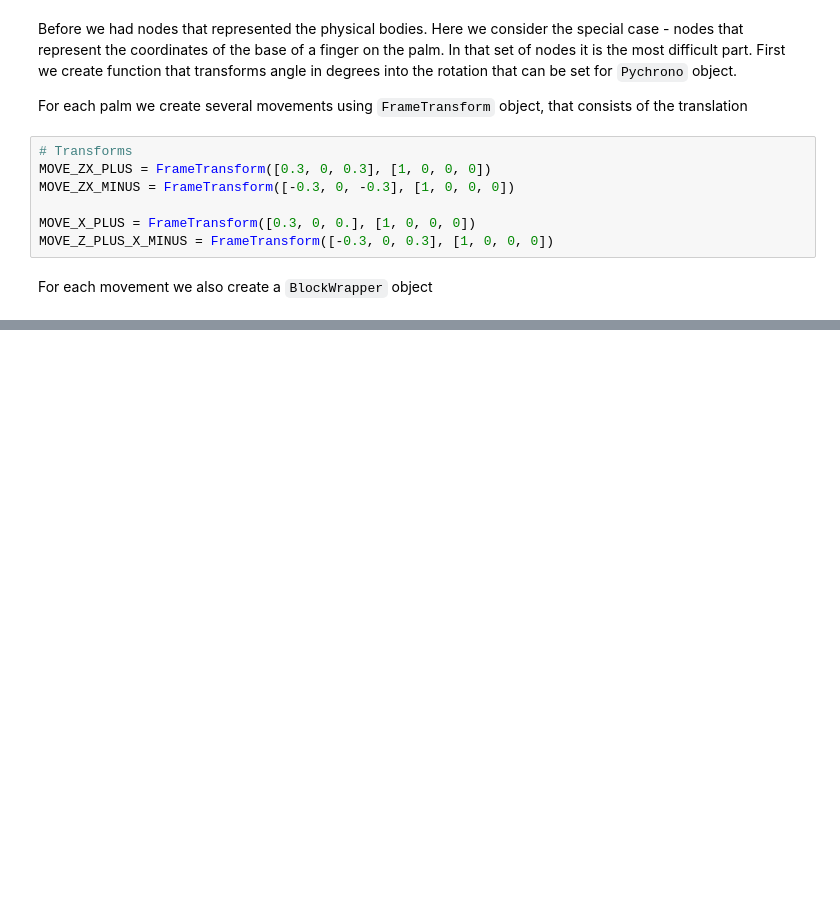
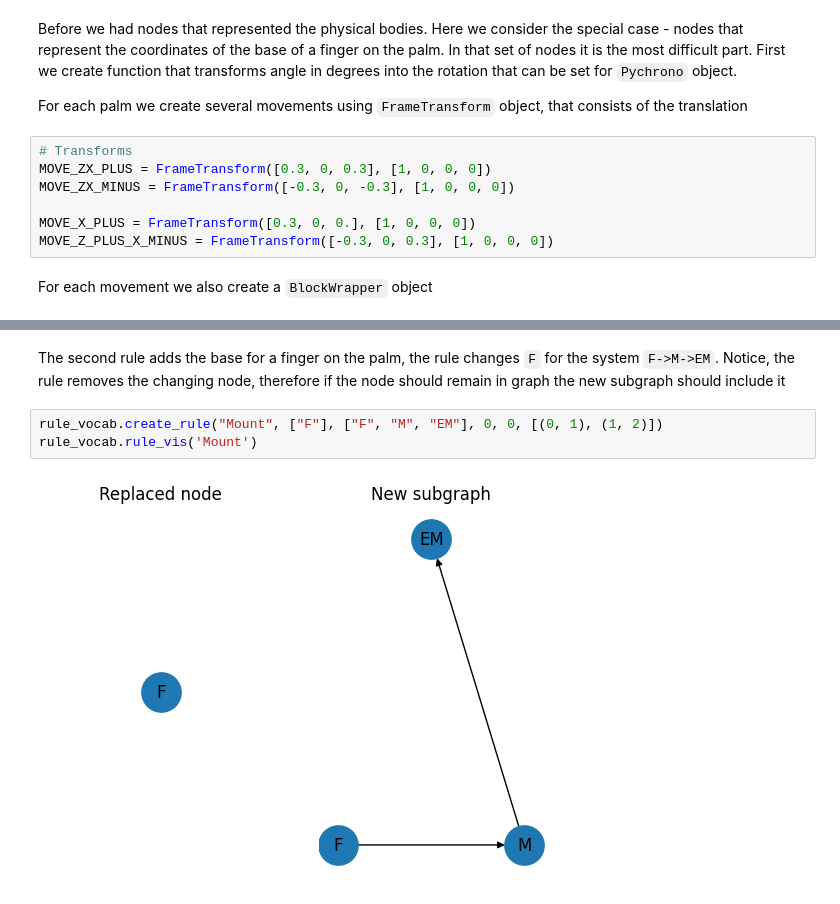
Before and after one commit to aimclub/rostok, a Jupyter notebook: app/tutorial_rules.ipynb, the cells around one changed output, grey strips where cells are left out. Cells and saved outputs as stored; diff of their text form; blank space fills up the shorter version.

```diff
--- a/app/tutorial_rules.ipynb
+++ b/app/tutorial_rules.ipynb
@@ -83,0 +116,7 @@ NameError: name 'transform_mx_plus' is not defined
+# %% [markdown]
+The second rule adds the base for a finger on the palm, the rule changes `F` for the system `F->M->EM`. Notice, the rule removes the changing node, therefore if the node should remain in graph the new subgraph should include it
+# %%
+rule_vocab.create_rule("Mount", ["F"], ["F", "M", "EM"], 0, 0, [(0, 1), (1, 2)])
+rule_vocab.rule_vis('Mount')
+# %% [output]
+[figure, added]
```
Also changed, not shown: parts of 17 cells of this notebook, 3 other files.
